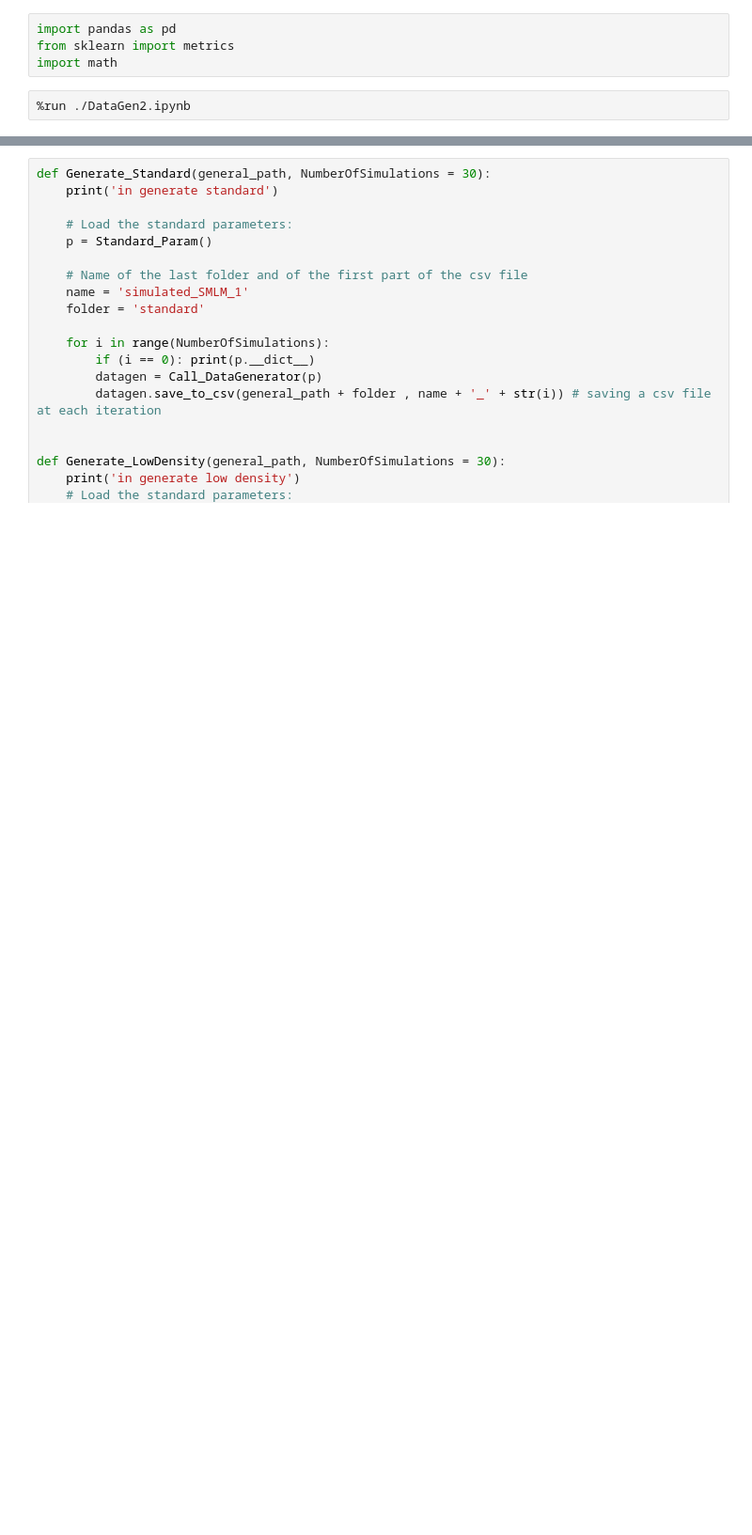
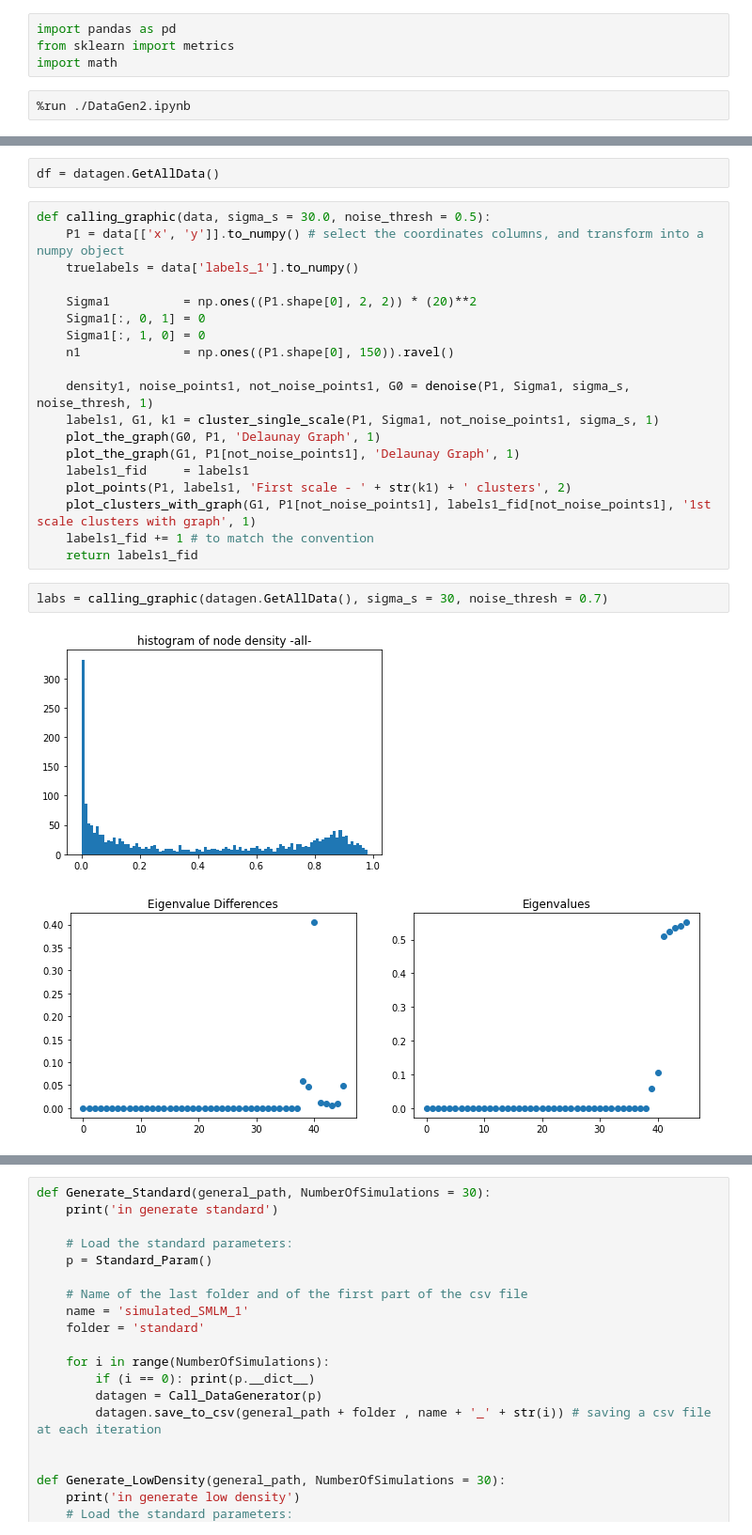
Before and after one commit to ElianaRenzo/pdm, a Jupyter notebook: My_codes/Generating_csv_data.ipynb, the cells around one changed output, grey strips where cells are left out. Shown at 94% size. Drawn from its saved outputs; the diff is of its cells as text; blank space fills up the shorter version.

```diff
--- a/My_codes/Generating_csv_data.ipynb
+++ b/My_codes/Generating_csv_data.ipynb
@@ -39,0 +54,26 @@ def Call_DataGenerator(p):
+# %%
+df = datagen.GetAllData()
+# %%
+def calling_graphic(data, sigma_s = 30.0, noise_thresh = 0.5):
+    P1 = data[['x', 'y']].to_numpy() # select the coordinates columns, and transform into a numpy object
+    truelabels = data['labels_1'].to_numpy()
+
+    Sigma1          = np.ones((P1.shape[0], 2, 2)) * (20)**2
+    Sigma1[:, 0, 1] = 0
+    Sigma1[:, 1, 0] = 0
+    n1              = np.ones((P1.shape[0], 150)).ravel()
+
+    density1, noise_points1, not_noise_points1, G0 = denoise(P1, Sigma1, sigma_s, noise_thresh, 1)
+    labels1, G1, k1 = cluster_single_scale(P1, Sigma1, not_noise_points1, sigma_s, 1)
+    plot_the_graph(G0, P1, 'Delaunay Graph', 1)
+    plot_the_graph(G1, P1[not_noise_points1], 'Delaunay Graph', 1)
+    labels1_fid     = labels1
+    plot_points(P1, labels1, 'First scale - ' + str(k1) + ' clusters', 2)
+    plot_clusters_with_graph(G1, P1[not_noise_points1], labels1_fid[not_noise_points1], '1st scale clusters with graph', 1)
+    labels1_fid += 1 # to match the convention
+    return labels1_fid
+# %%
+labs = calling_graphic(datagen.GetAllData(), sigma_s = 30, noise_thresh = 0.7)
+# %% [output]
+[figure, added]
+[figure, added]
```
Also changed, not shown: parts of 8 cells of this notebook, 4 other files.
